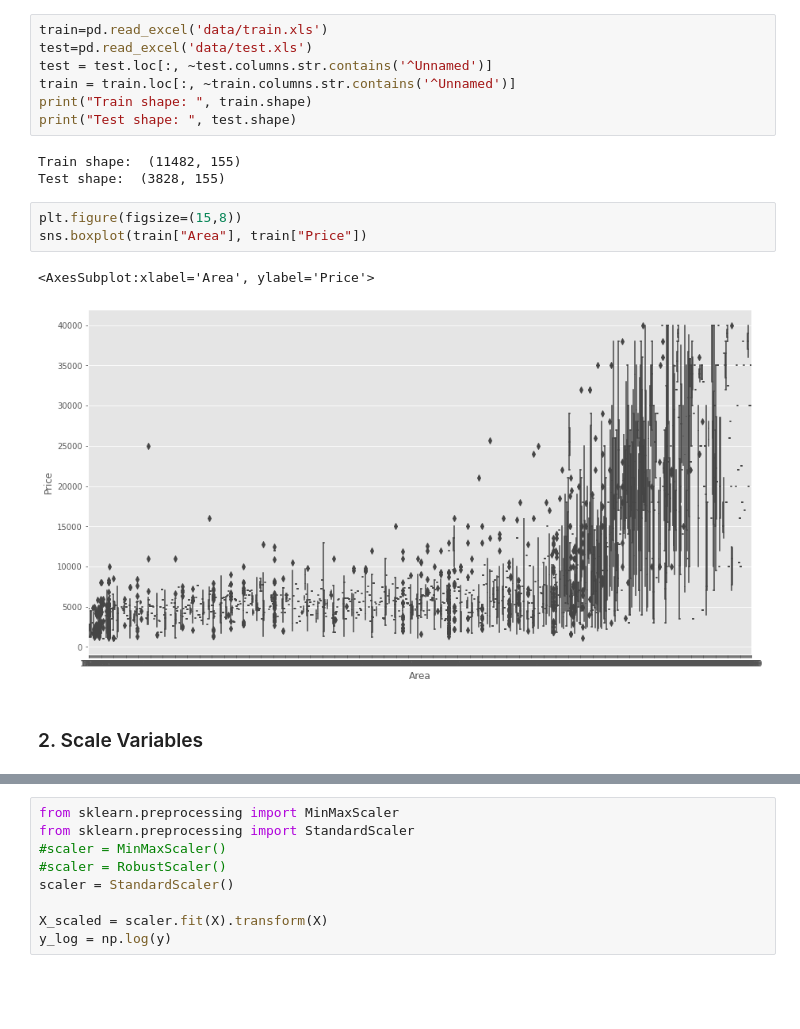
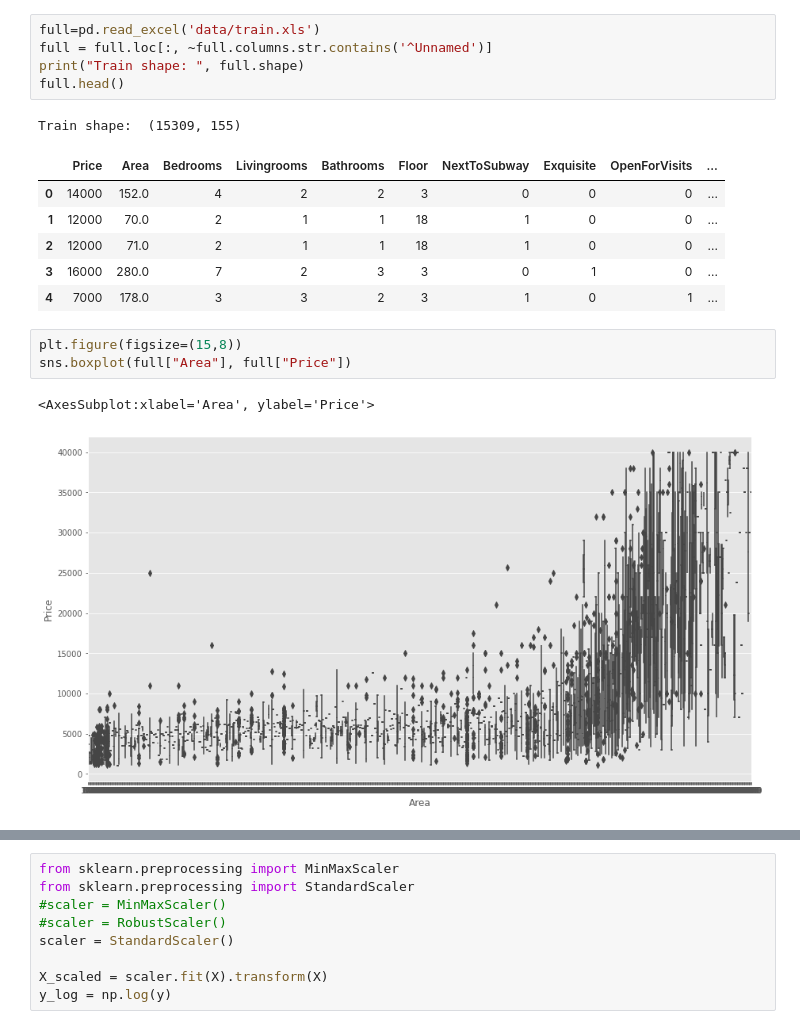
Before and after one commit to EdenWuyifan/Fake-Rental-Listing-Identification, a Jupyter notebook: Model_Final.ipynb, the cells around one changed output, grey strips where cells are left out. Drawn from its saved outputs; the diff is of its cells as text; blank space fills up the shorter version.

```diff
--- a/Model_Final.ipynb
+++ b/Model_Final.ipynb
@@ -41,18 +70,19 @@ plt.style.use('ggplot')
 # %%
-train=pd.read_excel('data/train.xls')
-test=pd.read_excel('data/test.xls')
-test = test.loc[:, ~test.columns.str.contains('^Unnamed')]
-train = train.loc[:, ~train.columns.str.contains('^Unnamed')]
-print("Train shape: ", train.shape)
-print("Test shape: ", test.shape)
+full=pd.read_excel('data/train.xls')
+full = full.loc[:, ~full.columns.str.contains('^Unnamed')]
+print("Train shape: ", full.shape)
+full.head()
 # %% [output]
-Train shape:  (11482, 155)
-Test shape:  (3828, 155)
+Train shape:  (15309, 155)
+|  | Price | Area | Bedrooms | Livingrooms | Bathrooms | Floor | NextToSubway | Exquisite | OpenForVisits | ... |
+| 0 | 14000 | 152.0 | 4 | 2 | 2 | 3 | 0 | 0 | 0 | ... |
+| 1 | 12000 | 70.0 | 2 | 1 | 1 | 18 | 1 | 0 | 0 | ... |
+| 2 | 12000 | 71.0 | 2 | 1 | 1 | 18 | 1 | 0 | 0 | ... |
+| 3 | 16000 | 280.0 | 7 | 2 | 3 | 3 | 0 | 1 | 0 | ... |
+| 4 | 7000 | 178.0 | 3 | 3 | 2 | 3 | 1 | 0 | 1 | ... |
 # %%
 plt.figure(figsize=(15,8))
-sns.boxplot(train["Area"], train["Price"])
+sns.boxplot(full["Area"], full["Price"])
 # %% [output]
 <AxesSubplot:xlabel='Area', ylabel='Price'>
-[figure, old version]
+[figure, new version]
-# %% [markdown]
-### 2. Scale Variables
```
Also changed, not shown: parts of 44 cells of this notebook, 8 other files.
